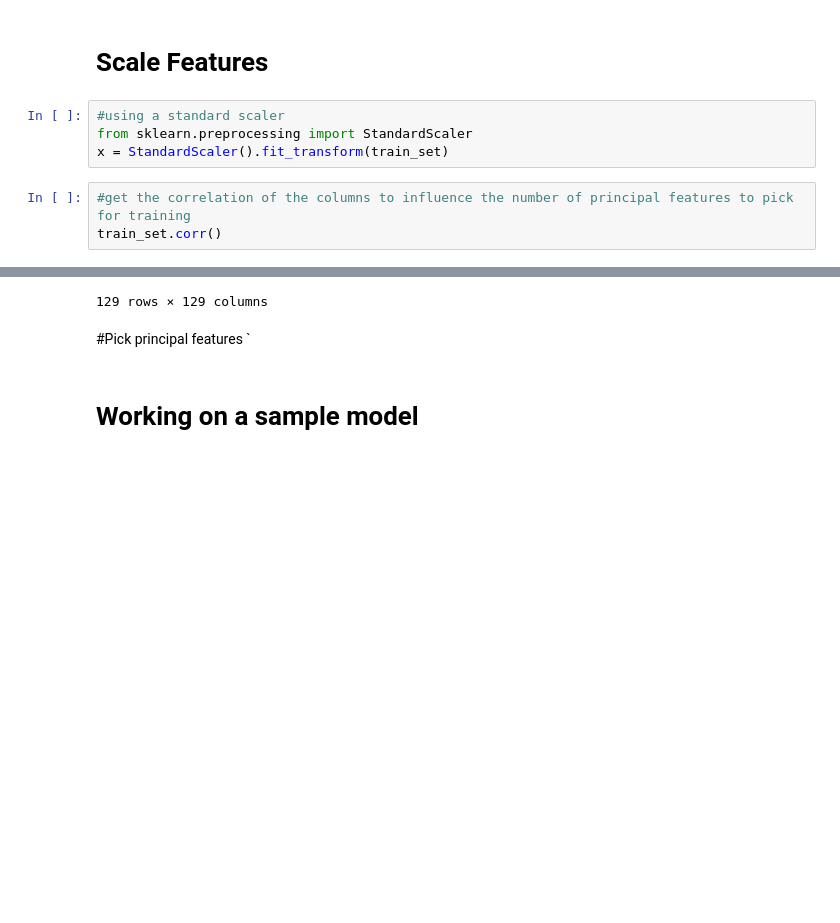
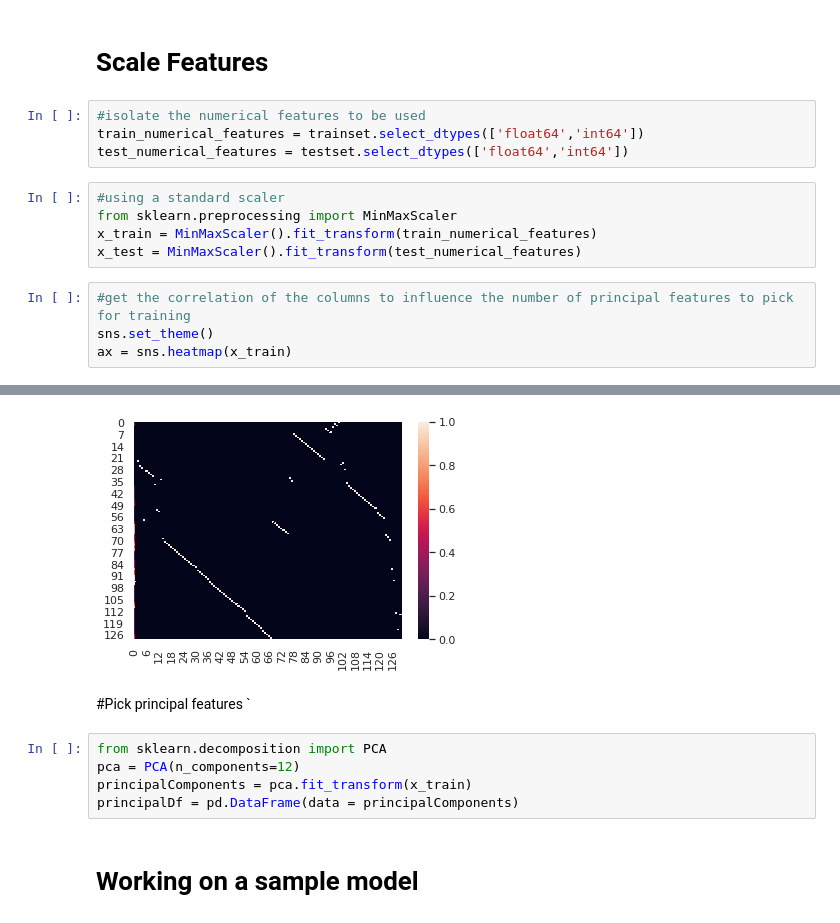
Before and after one commit to WanjohiWanjohi/2021-Better-Working-World-Data-Challenge, a Jupyter notebook: BushFires.ipynb, the cells around one changed output, grey strips where cells are left out. Cells and saved outputs as stored; diff of their text form; blank space fills up the shorter version.

```diff
--- a/BushFires.ipynb
+++ b/BushFires.ipynb
@@ -173,10 +158,16 @@ trainset
 # %% [markdown]
 # Scale Features
+# %%
+#isolate the numerical features to be used
+train_numerical_features = trainset.select_dtypes(['float64','int64'])
+test_numerical_features = testset.select_dtypes(['float64','int64'])
 # %%
 #using a standard scaler
-from sklearn.preprocessing import StandardScaler
-x = StandardScaler().fit_transform(train_set)
+from sklearn.preprocessing import MinMaxScaler
+x_train = MinMaxScaler().fit_transform(train_numerical_features)
+x_test = MinMaxScaler().fit_transform(test_numerical_features)
 # %%
 #get the correlation of the columns to influence the number of principal features to pick for training
-train_set.corr()
+sns.set_theme()
+ax = sns.heatmap(x_train)
 # %% [output]
@@ -195,5 +174,10 @@ train_set.corr()
-129 rows × 129 columns
+[figure, added]
 # %% [markdown]
 #Pick principal features `
+# %%
+from sklearn.decomposition import PCA
+pca = PCA(n_components=12)
+principalComponents = pca.fit_transform(x_train)
+principalDf = pd.DataFrame(data = principalComponents)
 # %% [markdown]
 # Working on a sample model
```
Also changed, not shown: parts of 10 cells of this notebook.
